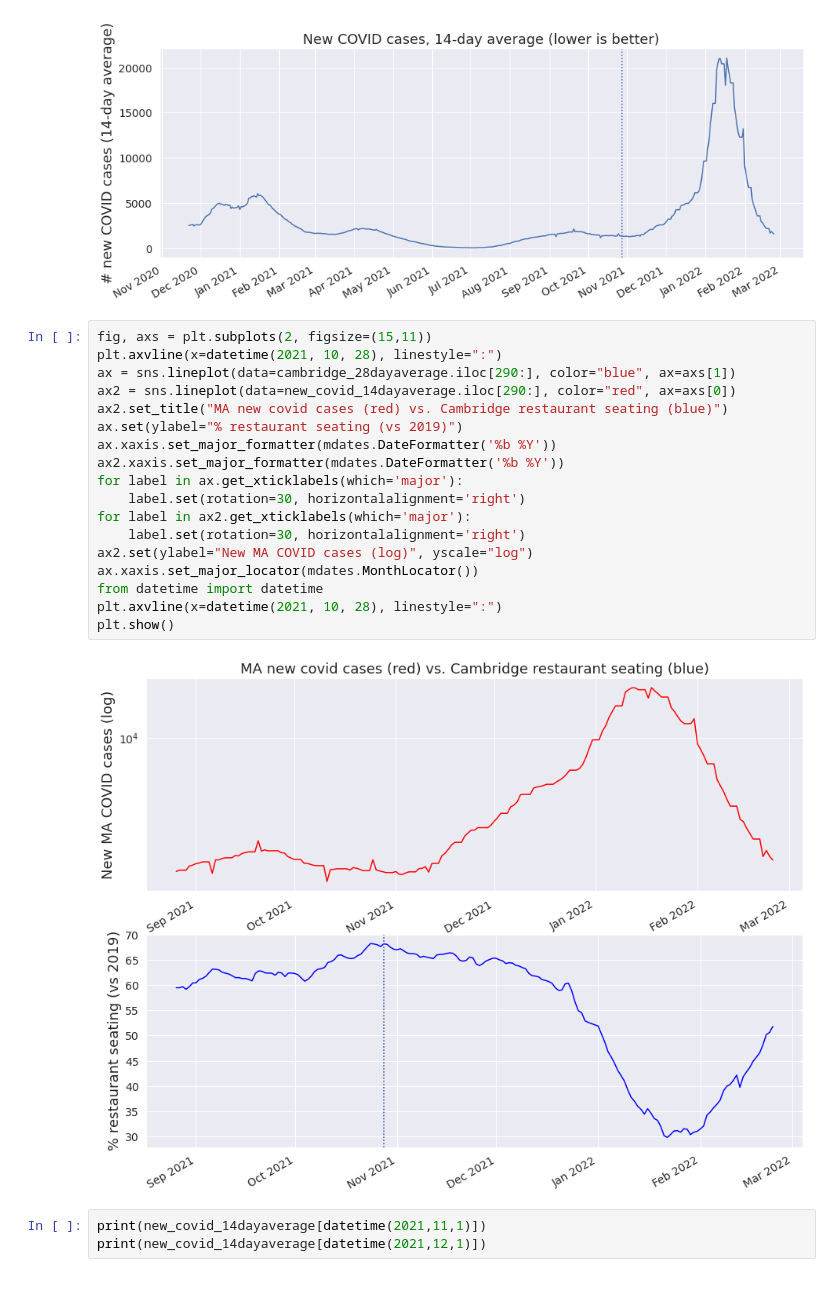
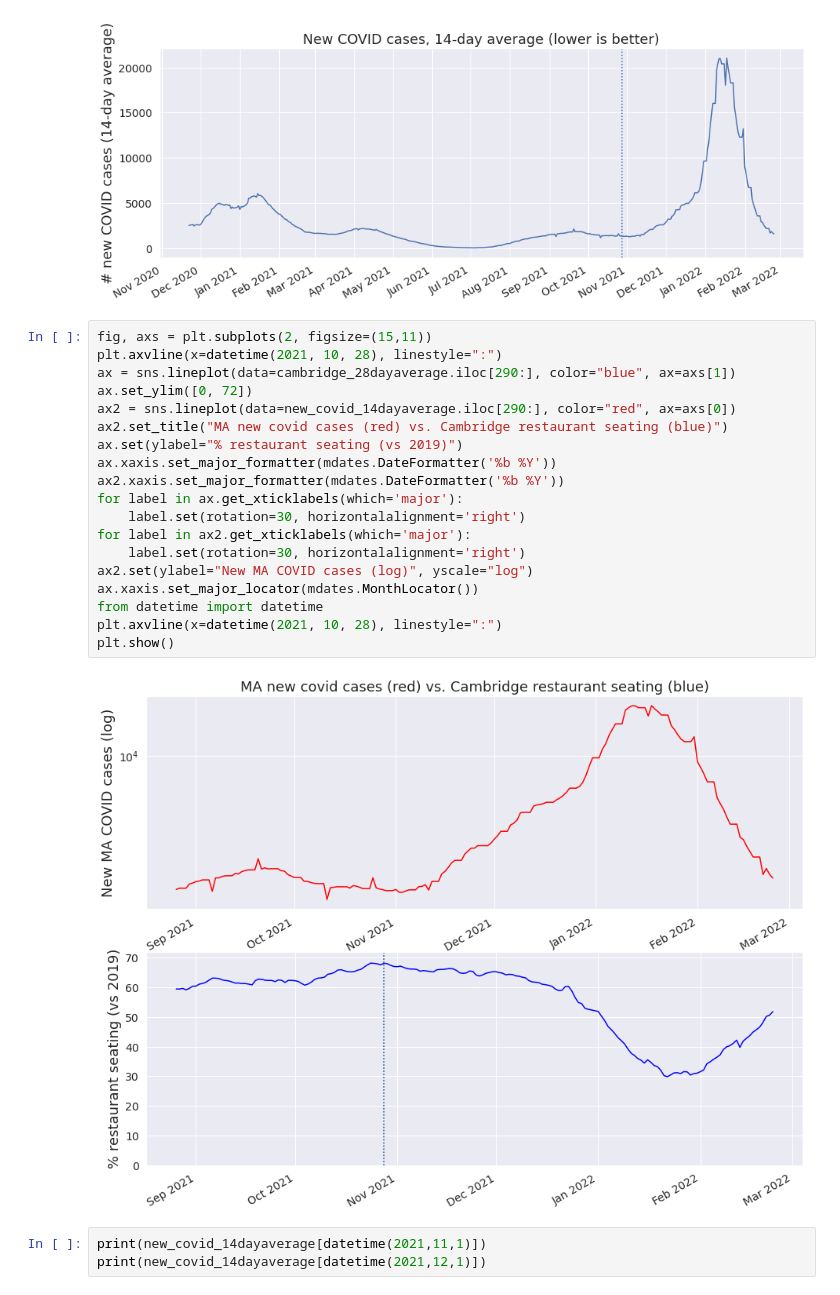
Before and after one commit to itamarst/cambridge-dining, a Jupyter notebook: dining-cambridge.ipynb, the cells around one changed output. Cells and saved outputs as stored; diff of their text form.

```diff
--- a/dining-cambridge.ipynb
+++ b/dining-cambridge.ipynb
@@ -140,23 +142,24 @@ plot_series(new_covid_14dayaverage, "New COVID cases, 14-day average (lower is b
 # %%
 fig, axs = plt.subplots(2, figsize=(15,11))
 plt.axvline(x=datetime(2021, 10, 28), linestyle=":")
 ax = sns.lineplot(data=cambridge_28dayaverage.iloc[290:], color="blue", ax=axs[1])
+ax.set_ylim([0, 72])
 ax2 = sns.lineplot(data=new_covid_14dayaverage.iloc[290:], color="red", ax=axs[0])
 ax2.set_title("MA new covid cases (red) vs. Cambridge restaurant seating (blue)")
 ax.set(ylabel="% restaurant seating (vs 2019)")
 ax.xaxis.set_major_formatter(mdates.DateFormatter('%b %Y'))
 ax2.xaxis.set_major_formatter(mdates.DateFormatter('%b %Y'))
 for label in ax.get_xticklabels(which='major'):
     label.set(rotation=30, horizontalalignment='right')
 for label in ax2.get_xticklabels(which='major'):
     label.set(rotation=30, horizontalalignment='right')
 ax2.set(ylabel="New MA COVID cases (log)", yscale="log")
 ax.xaxis.set_major_locator(mdates.MonthLocator())
 from datetime import datetime
 plt.axvline(x=datetime(2021, 10, 28), linestyle=":")
 plt.show()
 # %% [output]
-[figure, old version]
+[figure, new version]
 # %%
 print(new_covid_14dayaverage[datetime(2021,11,1)])
 print(new_covid_14dayaverage[datetime(2021,12,1)])
```
Also changed, not shown: parts of 2 cells of this notebook.
